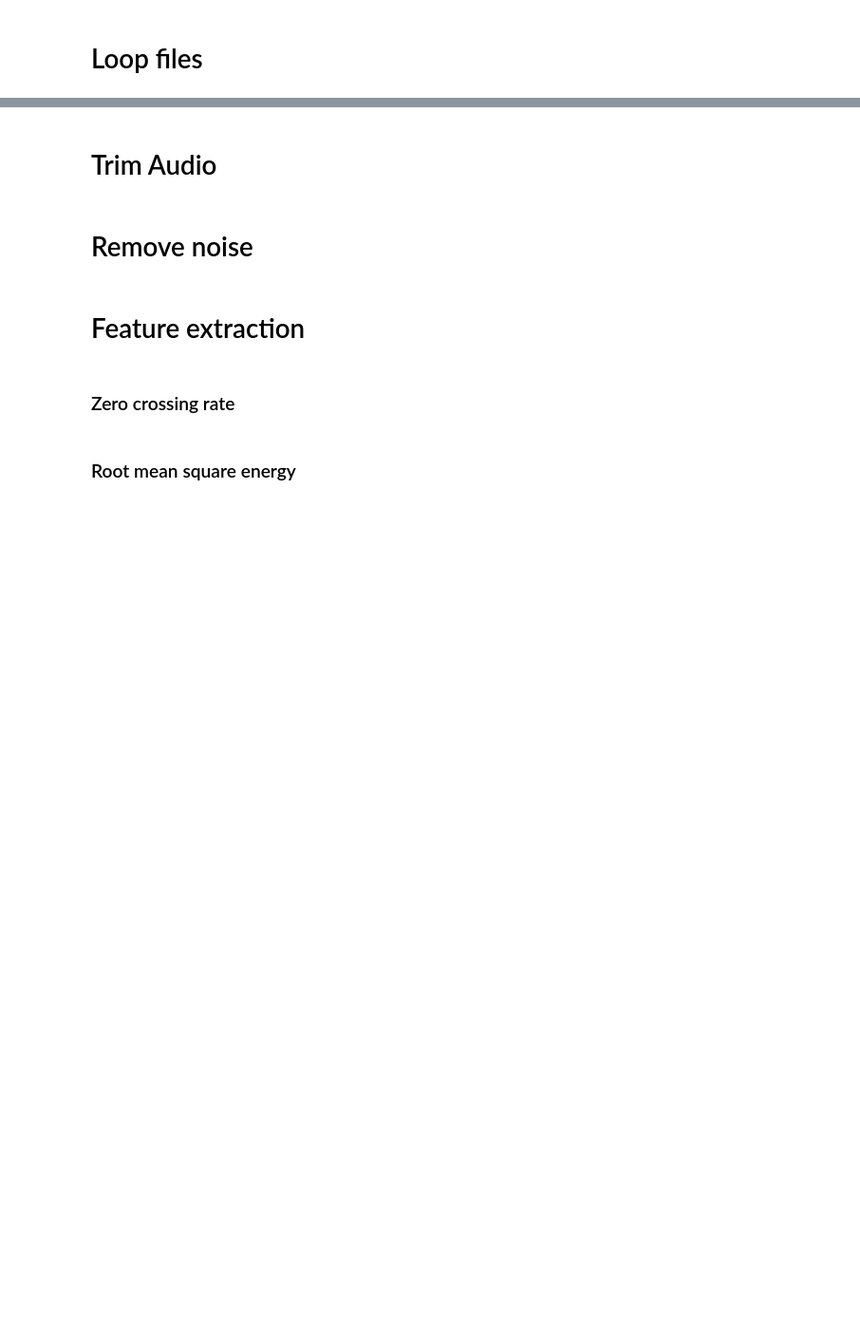
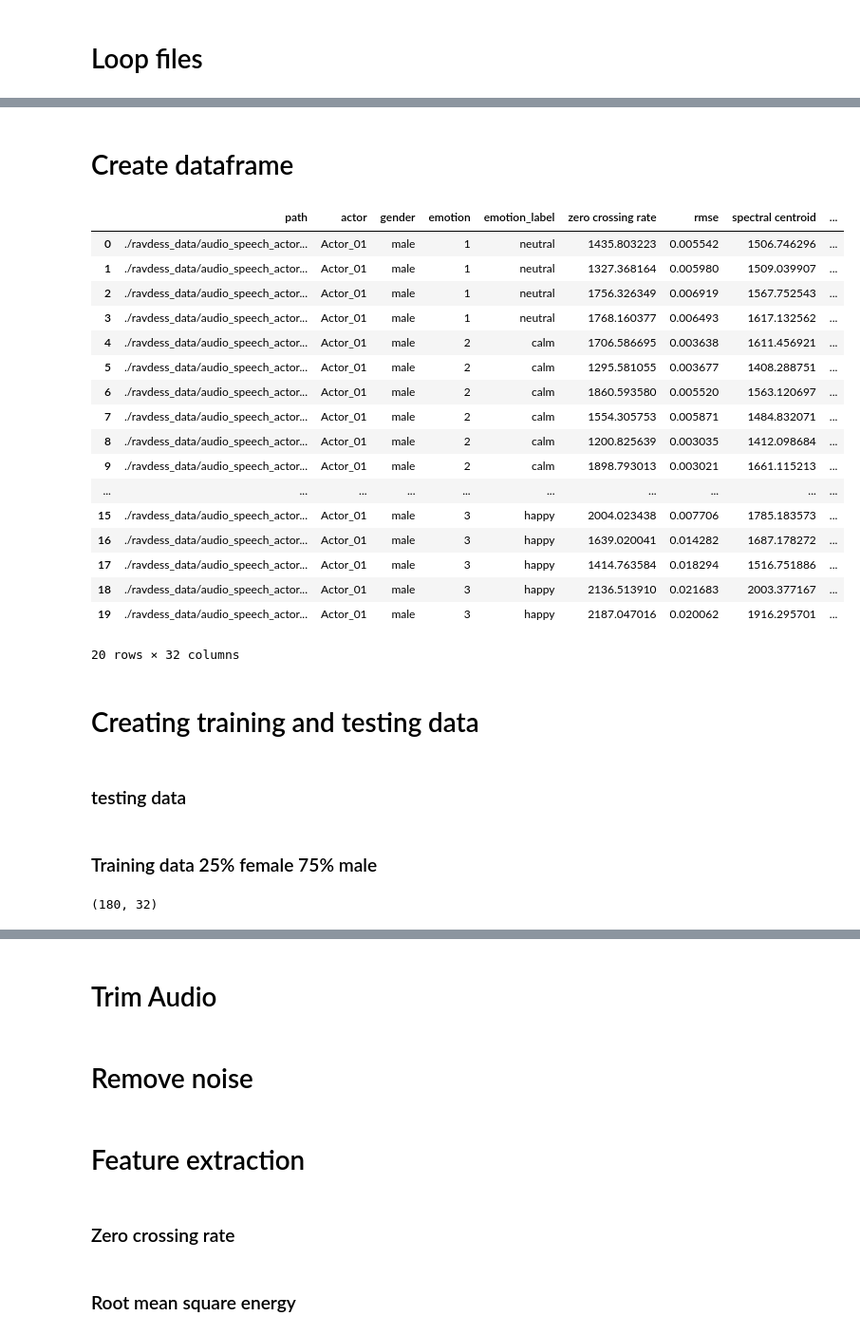
Before and after one commit to klarafolke/speech-emotion-recognition-gender-gap, a Jupyter notebook: emotionClassification.ipynb, the cells around one changed output, grey strips where cells are left out. Shown at 95% size. Saved outputs shown, nothing was run; the diff lists cells and outputs as text; code cells hidden in the pictures; blank space fills up the shorter version.

Commit message:
testing and training data

```diff
--- a/emotionClassification.ipynb
+++ b/emotionClassification.ipynb
@@ -223,0 +265,55 @@ mean of spectral bandwisth
+# %% [markdown]
+# Create dataframe
+# %%
+ravdess_dataframe['zero crossing rate']=zeroCrossingVals
+ravdess_dataframe['rmse'] = rmseVals
+ravdess_dataframe['spectral centroid'] = spectralCentroidVals
+ravdess_dataframe['spectral rolloff'] = spectralRolloffVals
+ravdess_dataframe['spectral contrast'] = spectralContrastVals
+ravdess_dataframe['spectral flatness'] = spectralFlatnessVals
+ravdess_dataframe['spectral bandwidth'] = spectralBandwidthVals
+ravdess_dataframe['mfcc1'] = mfcc1Vals
+ravdess_dataframe['mfcc2'] = mfcc2Vals
+ravdess_dataframe['mfcc3'] = mfcc3Vals
+ravdess_dataframe['mfcc4'] = mfcc4Vals
+ravdess_dataframe['mfcc5'] = mfcc5Vals
+ravdess_dataframe['mfcc6'] = mfcc6Vals
+ravdess_dataframe['mfcc7'] = mfcc7Vals
+ravdess_dataframe['mfcc8'] = mfcc8Vals
+ravdess_dataframe['mfcc9'] = mfcc9Vals
+ravdess_dataframe['mfcc10'] = mfcc10Vals
+ravdess_dataframe['mfcc111'] = mfcc11Vals
+ravdess_dataframe['mfcc12'] = mfcc12Vals
+ravdess_dataframe['mfcc13'] = mfcc13Vals
+ravdess_dataframe['mfcc14'] = mfcc14Vals
+ravdess_dataframe['mfcc15'] = mfcc15Vals
+ravdess_dataframe['mfcc16'] = mfcc16Vals
+ravdess_dataframe['mfcc17'] = mfcc17Vals
+ravdess_dataframe['mfcc18'] = mfcc18Vals
+ravdess_dataframe['mfcc19'] = mfcc19Vals
+ravdess_dataframe['mfcc20'] = mfcc20Vals
+
+ravdess_dataframe.head(20)
+# %% [output]
+|  | path | actor | gender | emotion | emotion_label | zero crossing rate | rmse | spectral centroid | ... |
+| 0 | ./ravdess_data/audio_speech_actor... | Actor_01 | male | 1 | neutral | 1435.803223 | 0.005542 | 1506.746296 | ... |
+| 1 | ./ravdess_data/audio_speech_actor... | Actor_01 | male | 1 | neutral | 1327.368164 | 0.005980 | 1509.039907 | ... |
+| 2 | ./ravdess_data/audio_speech_actor... | Actor_01 | male | 1 | neutral | 1756.326349 | 0.006919 | 1567.752543 | ... |
+| 3 | ./ravdess_data/audio_speech_actor... | Actor_01 | male | 1 | neutral | 1768.160377 | 0.006493 | 1617.132562 | ... |
+| 4 | ./ravdess_data/audio_speech_actor... | Actor_01 | male | 2 | calm | 1706.586695 | 0.003638 | 1611.456921 | ... |
+| 5 | ./ravdess_data/audio_speech_actor... | Actor_01 | male | 2 | calm | 1295.581055 | 0.003677 | 1408.288751 | ... |
+| 6 | ./ravdess_data/audio_speech_actor... | Actor_01 | male | 2 | calm | 1860.593580 | 0.005520 | 1563.120697 | ... |
+| 7 | ./ravdess_data/audio_speech_actor... | Actor_01 | male | 2 | calm | 1554.305753 | 0.005871 | 1484.832071 | ... |
+| 8 | ./ravdess_data/audio_speech_actor... | Actor_01 | male | 2 | calm | 1200.825639 | 0.003035 | 1412.098684 | ... |
+| 9 | ./ravdess_data/audio_speech_actor... | Actor_01 | male | 2 | calm | 1898.793013 | 0.003021 | 1661.115213 | ... |
+| ... | ... | ... | ... | ... | ... | ... | ... | ... | ... |
+| 15 | ./ravdess_data/audio_speech_actor... | Actor_01 | male | 3 | happy | 2004.023438 | 0.007706 | 1785.183573 | ... |
+| 16 | ./ravdess_data/audio_speech_actor... | Actor_01 | male | 3 | happy | 1639.020041 | 0.014282 | 1687.178272 | ... |
+| 17 | ./ravdess_data/audio_speech_actor... | Actor_01 | male | 3 | happy | 1414.763584 | 0.018294 | 1516.751886 | ... |
+| 18 | ./ravdess_data/audio_speech_actor... | Actor_01 | male | 3 | happy | 2136.513910 | 0.021683 | 2003.377167 | ... |
+| 19 | ./ravdess_data/audio_speech_actor... | Actor_01 | male | 3 | happy | 2187.047016 | 0.020062 | 1916.295701 | ... |
+20 rows × 32 columns
+# %% [markdown]
+# Creating training and testing data
+# %% [markdown]
+### testing data
@@ -223,0 +337,11 @@ mean of spectral bandwisth
+# %% [markdown]
+### Training data 25% female 75% male
+# %%
+# remove 180 female samples
+# remove 30 samples from each female
+# actors with even numbers are female
+# remove every second row for each female actor
+ravdess_dataframe_training_female_25percentage = ravdess_dataframe_training_female[ravdess_dataframe_training_female.index % 2 == 0]
+ravdess_dataframe_training_female_25percentage.shape
+# %% [output]
+(180, 32)
```
Also changed, not shown: parts of 20 cells of this notebook.
